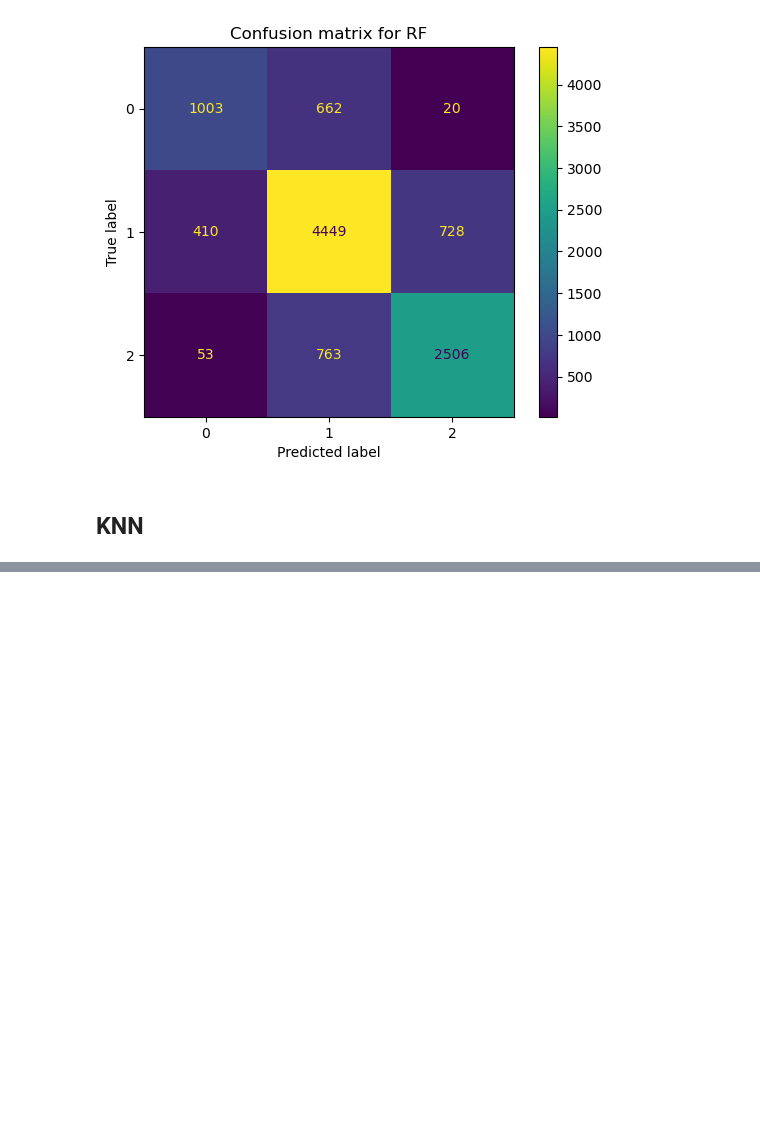
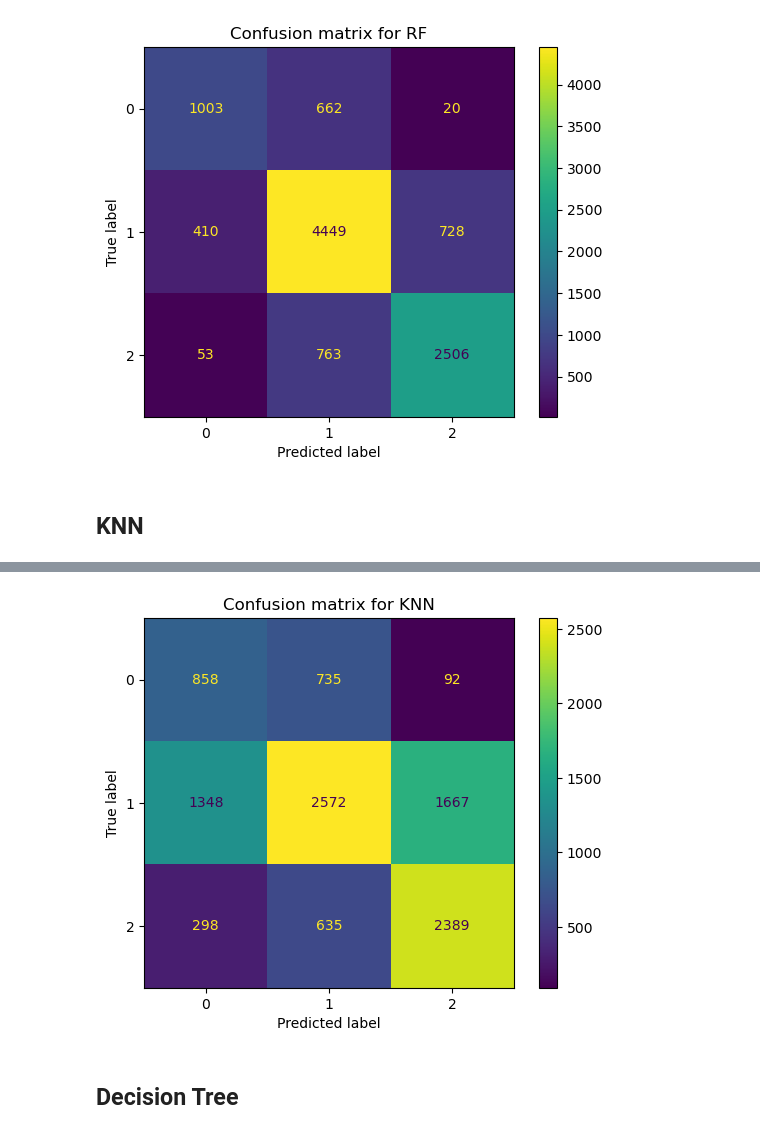
Before and after one commit to CSF0744/ECE225_final_project, a Jupyter notebook: final_project.ipynb, the cells around one changed output, grey strips where cells are left out. Drawn from its saved outputs; the diff is of its cells as text; code cells hidden in the pictures; blank space fills up the shorter version.

```diff
--- a/final_project.ipynb
+++ b/final_project.ipynb
@@ -600,0 +598,11 @@ plt.show()
+# %%
+from sklearn.naive_bayes import GaussianNB
+
+nb=GaussianNB()
+nb.fit(X_train,Y_train)
+pred=nb.predict(X_test)
+
+accuracy=accuracy_score(Y_test,pred)
+print(f'Accuracy: {accuracy:.2f}')
+print(confusion_matrix(Y_test,pred))
+print(classification_report(Y_test,pred))
@@ -600,0 +623,10 @@ plt.show()
+# %%
+cm=confusion_matrix(Y_test,pred)
+dis=ConfusionMatrixDisplay(confusion_matrix=cm,display_labels=model.classes_)
+dis.plot()
+plt.title('Confusion matrix for KNN')
+plt.show()
+# %% [output]
+[figure, added]
+# %% [markdown]
+## Decision Tree
```
Also changed, not shown: parts of 9 cells of this notebook.
